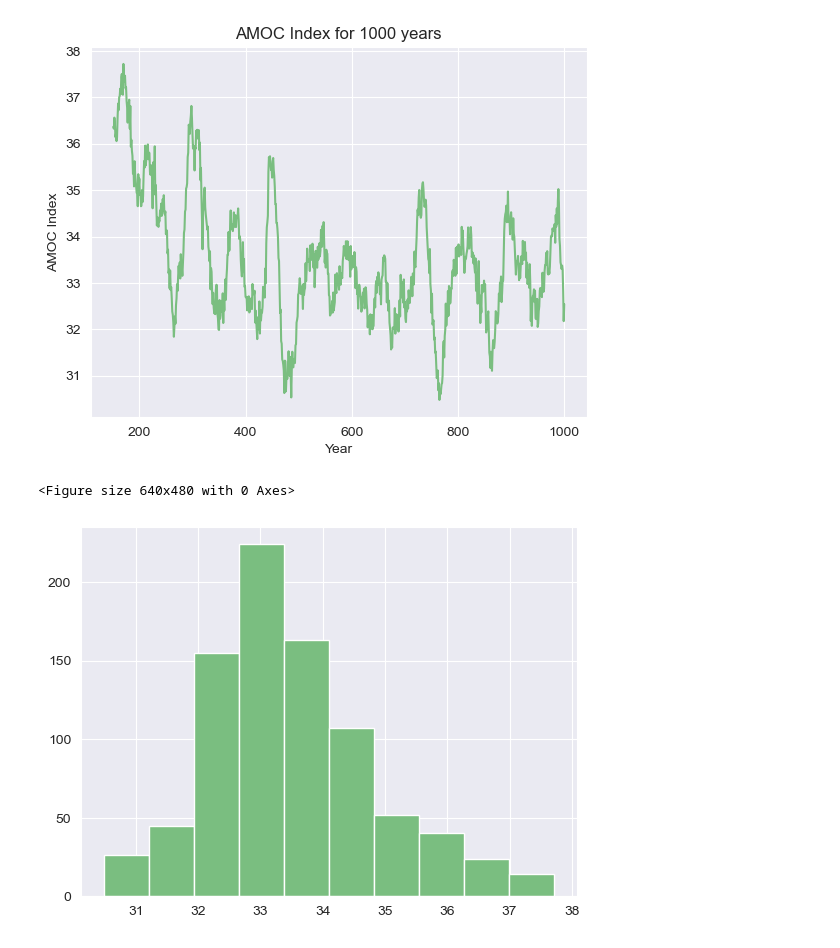
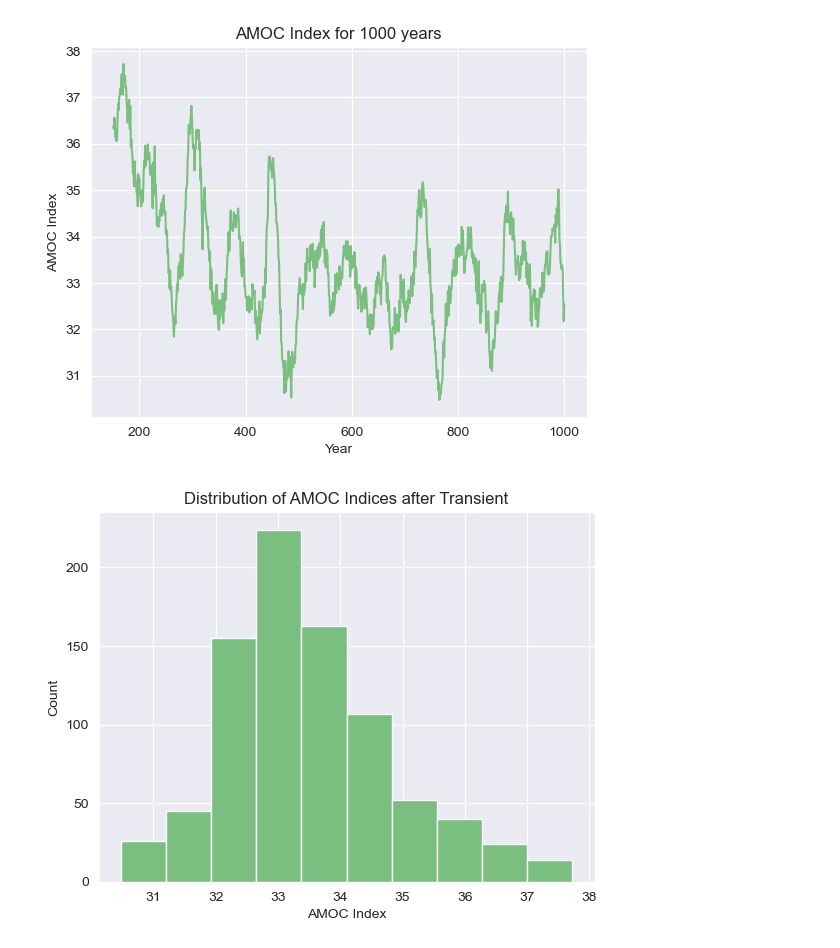
Before and after one commit to amethystaurora-robo/control_run_analysis, a Jupyter notebook: amoc_analysis.ipynb, the cells around one changed output. Cells and saved outputs as stored; diff of their text form; code cells hidden in the pictures.

Commit message:
add plots

```diff
--- a/amoc_analysis.ipynb
+++ b/amoc_analysis.ipynb
@@ -9,12 +37,8 @@ amoc=pd.read_csv('amoc_averaged.txt')
 amoc['Year'] = list(range(1,1001))
 # %%
 plt.figure()
-colors = ['#7abe80','#ffbdbd', '#658e93', '#45954c']
-sns.set_palette(sns.color_palette(colors))
-sns.set_style("darkgrid")
 sns.lineplot(data=amoc,x="Year",y="AMOC Index")
 plt.title("AMOC Index for 1000 years")
-plt.show()
 plt.savefig("simulation_transient.png")
 # %% [output]
 [figure]
@@ -22,18 +45,16 @@ plt.savefig("simulation_transient.png")
 # %%
 amoc_cut = amoc.loc[amoc["Year"]>150]
 plt.figure()
-colors = ['#7abe80','#ffbdbd', '#658e93', '#45954c']
-sns.set_palette(sns.color_palette(colors))
-sns.set_style("darkgrid")
 sns.lineplot(data=amoc_cut,x="Year",y="AMOC Index")
 plt.title("AMOC Index for 1000 years")
-plt.show()
 plt.savefig('simulation_notransient.png')
 # %% [output]
 [figure]
-<Figure size 640x480 with 0 Axes>
 # %%
 plt.hist(amoc_cut['AMOC Index'])
+plt.title("Distribution of AMOC Indices after Transient")
+plt.xlabel("AMOC Index")
+plt.ylabel("Count")
 plt.savefig('PDF_amoc_cut.png')
 # %% [output]
-[figure, old version]
+[figure, new version]
```
Also changed, not shown: parts of 4 cells of this notebook, 2 other files.
